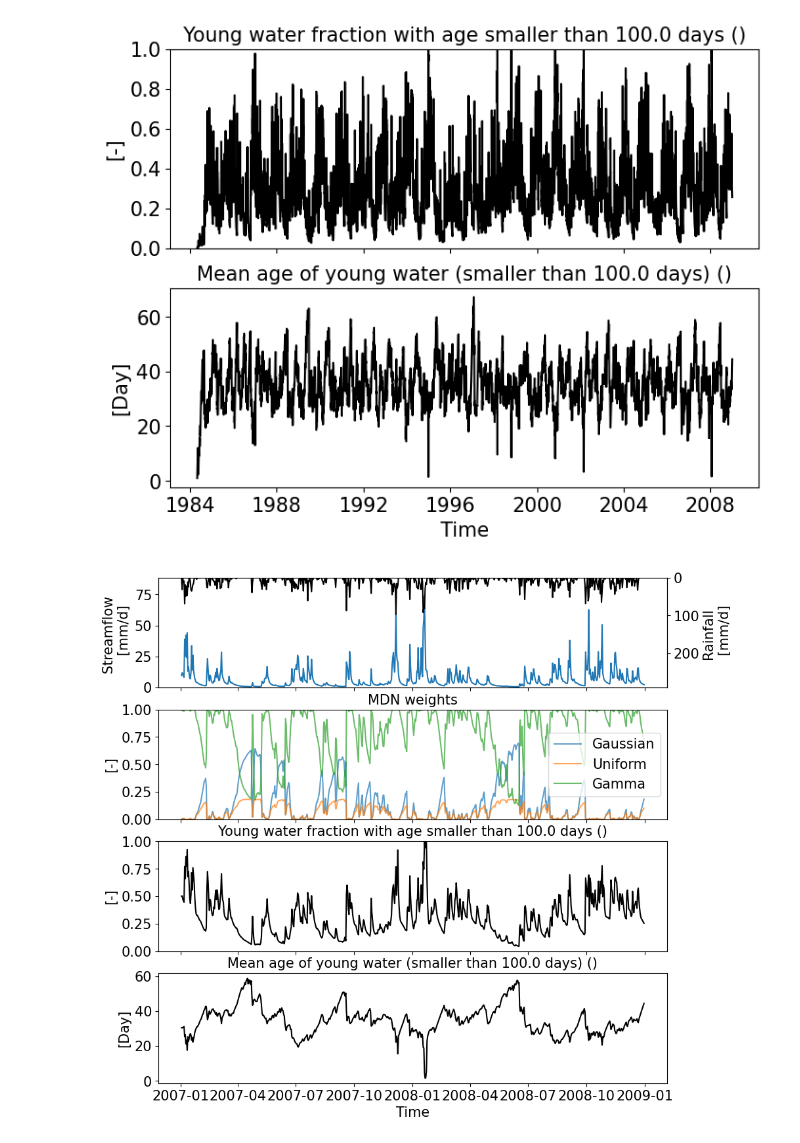
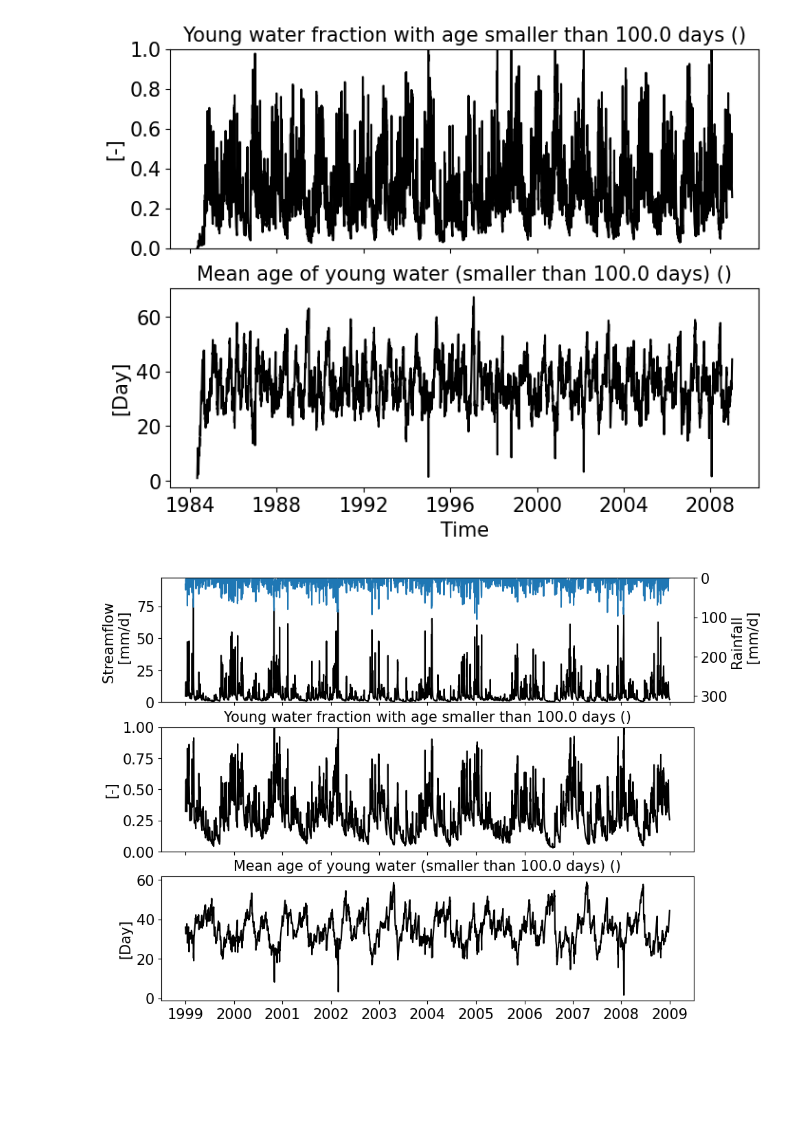
Before and after one commit to PeishiJiang/DiffFlowTransport, a Jupyter notebook: Plynlimon/Postprocess_mdn.ipynb, the cells around one changed output. Drawn from its saved outputs; the diff is of its cells as text; code cells hidden in the pictures; blank space fills up the shorter version.

Commit message:
Added more plotting functions.

```diff
--- a/Plynlimon/Postprocess_mdn.ipynb
+++ b/Plynlimon/Postprocess_mdn.ipynb
@@ -75,4 +68,12 @@ df.index = time
 # %%
 train_s, train_e = configs['train_configs']['train_start'], configs['train_configs']['train_end']
 test_s, test_e = configs['train_configs']['test_start'], configs['train_configs']['test_end']
+
 dt = configs['transport_configs']['transport_specs']['dt']
+
+# Take only training and test periods
+cut = df.index.get_loc(train_s)
+sT, mT, mQETs, pQETs, mRs = sT[:,cut:,...], mT[:,cut:,...], mQETs[:,cut:,...], pQETs[:,cut:,...], mRs[:,cut:,...]
+df = df[train_s:test_e]
+train_s_ind, train_e_ind = df.index.get_loc(train_s), df.index.get_loc(train_e)
+test_s_ind, test_e_ind = df.index.get_loc(test_s), df.index.get_loc(test_e)
@@ -198,13 +203,8 @@ plot_young_water(pQETs[...,0], time, dt=dt, cutoff_age=100);
 # %%
 # MDN weights -- zoom in
-cutoff=365*2
-distributions = ['Gaussian', 'Uniform', 'Gamma']
-fig, axes = plt.subplots(4, 1, figsize=(10,10), sharex=True)
-plot_J_Q(J[-cutoff:], Q[-cutoff:], time[-cutoff:], ax=axes[0])
-for i,dist in enumerate(distributions):
-    axes[1].plot(time[-cutoff:], mdn_w[-cutoff:,i], alpha=0.7, label=dist)
-axes[1].set(title='MDN weights', ylabel='[-]', ylim=[0,1])
-axes[1].legend()
-plot_young_water(pQETs[:,-cutoff:,0], time[-cutoff:], dt=dt, axes=axes[-2:], cutoff_age=100);
+cutoff=test_s_ind
+fig, axes = plt.subplots(3, 1, figsize=(10,8), sharex=True)
+plot_J_Q(J[cutoff:], Q[cutoff:], time[cutoff:], ax=axes[0])
+plot_young_water(pQETs[:,cutoff:,0], time[cutoff:], dt=dt, axes=axes[-2:], cutoff_age=100);
 # %% [output]
-[figure, old version]
+[figure, new version]
```
Also changed, not shown: parts of 10 cells of this notebook, 4 other files.
